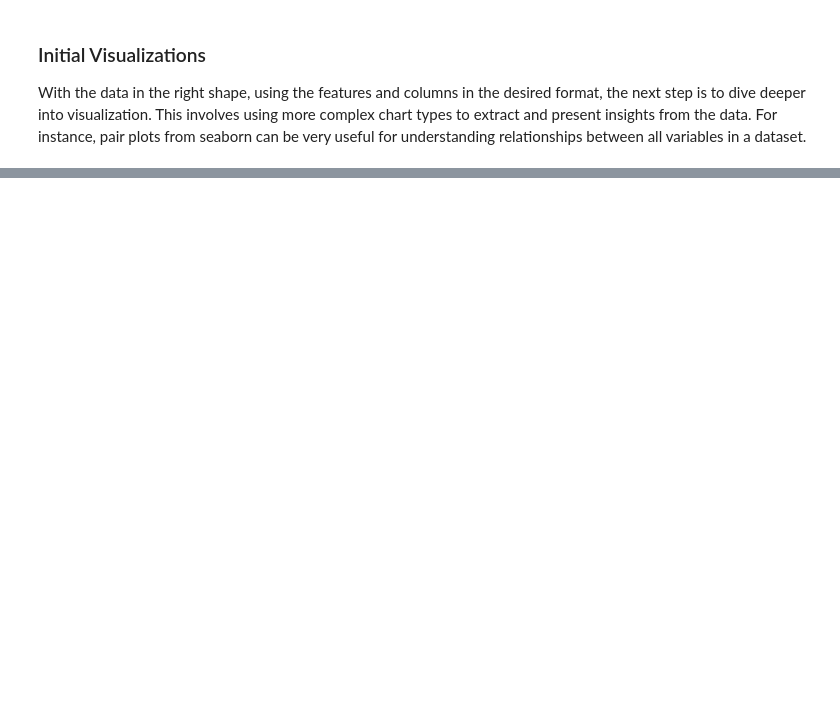
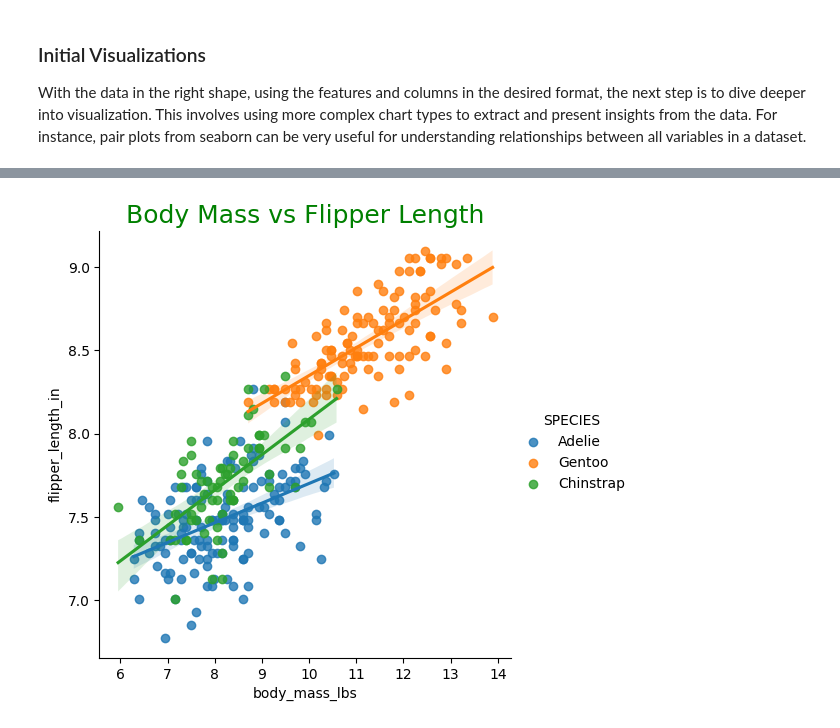
Before and after one commit to Bdowdle4/datafun-06-eda, a Jupyter notebook: dowdle_eda.ipynb, the cells around one changed output, grey strips where cells are left out. Drawn from its saved outputs; the diff is of its cells as text; code cells hidden in the pictures; blank space fills up the shorter version.

Commit message:
working on visualizations

```diff
--- a/dowdle_eda.ipynb
+++ b/dowdle_eda.ipynb
@@ -118,10 +166,13 @@ Data rarely comes in the format needed for optimal analysis.
 Data Cleaning is about ensuring the quality and consistency of the data.
 Data Transformation focuses on preparing the data for analysis.
 # %%
-# Renaming a column
+# Renaming a columns to stand out
+df.rename(columns={'species': 'SPECIES'}, inplace=True)
+df.rename(columns={'island': 'ISLAND'}, inplace=True)
 df.rename(columns={'sex': 'GENDER'}, inplace=True)
+df.rename(columns={'year': 'YEAR'}, inplace=True)
 
-# Adding new columns
+# Adding new columns to convert metric units to imperial
 df['bill_length_in'] = df['bill_length_mm'] / 25.4
 df['bill_depth_in'] = df['bill_depth_mm'] / 25.4
 df['flipper_length_in'] = df['flipper_length_mm'] / 25.4
@@ -161,0 +214,6 @@ kde for bill length?
+# %%
+sns.lmplot(data= df, x="body_mass_lbs", y="flipper_length_in", hue="SPECIES")
+plt.title("Body Mass vs Flipper Length", size=18, color="green")
+plt.show()
+# %% [output]
+[figure, added]
```
Also changed, not shown: parts of 16 cells of this notebook.
